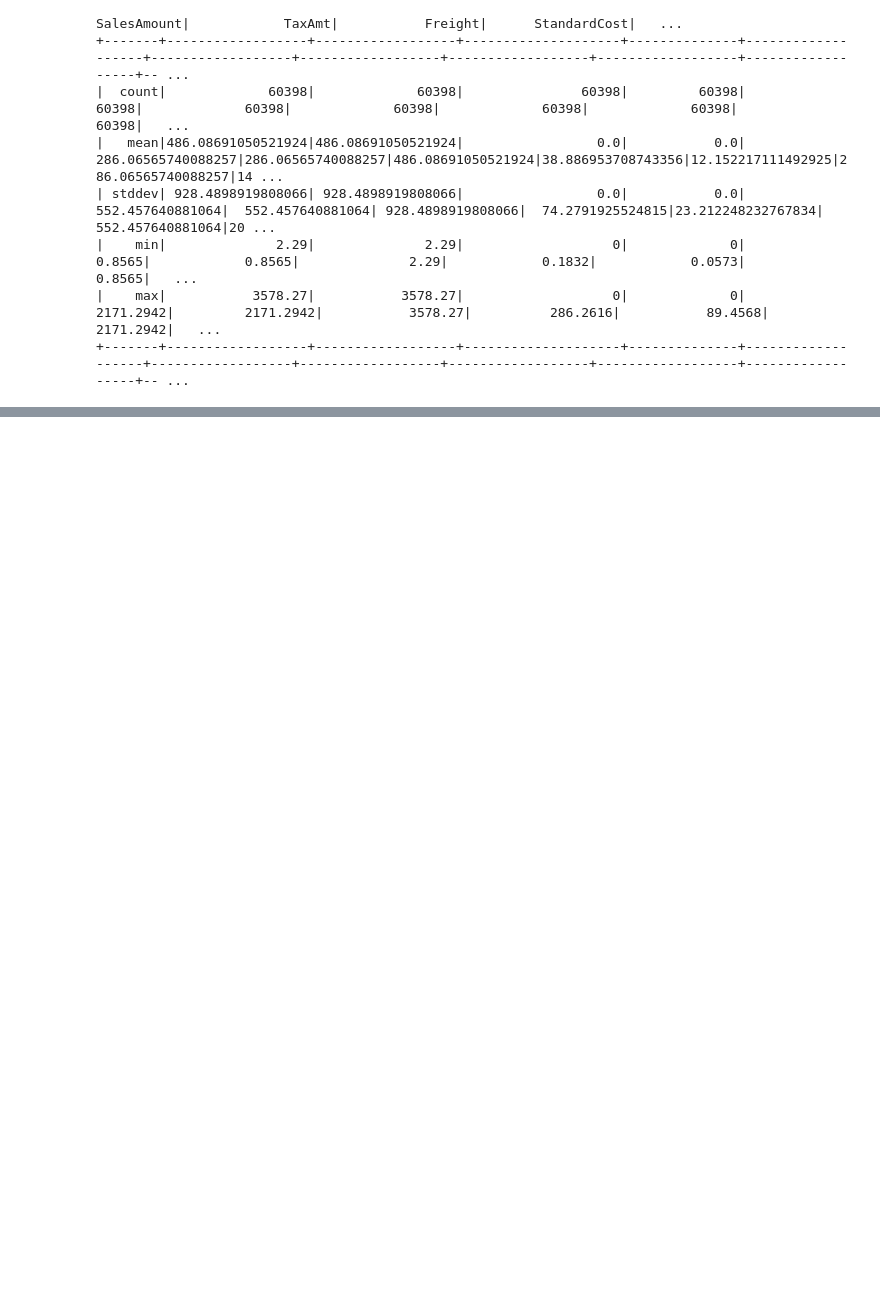
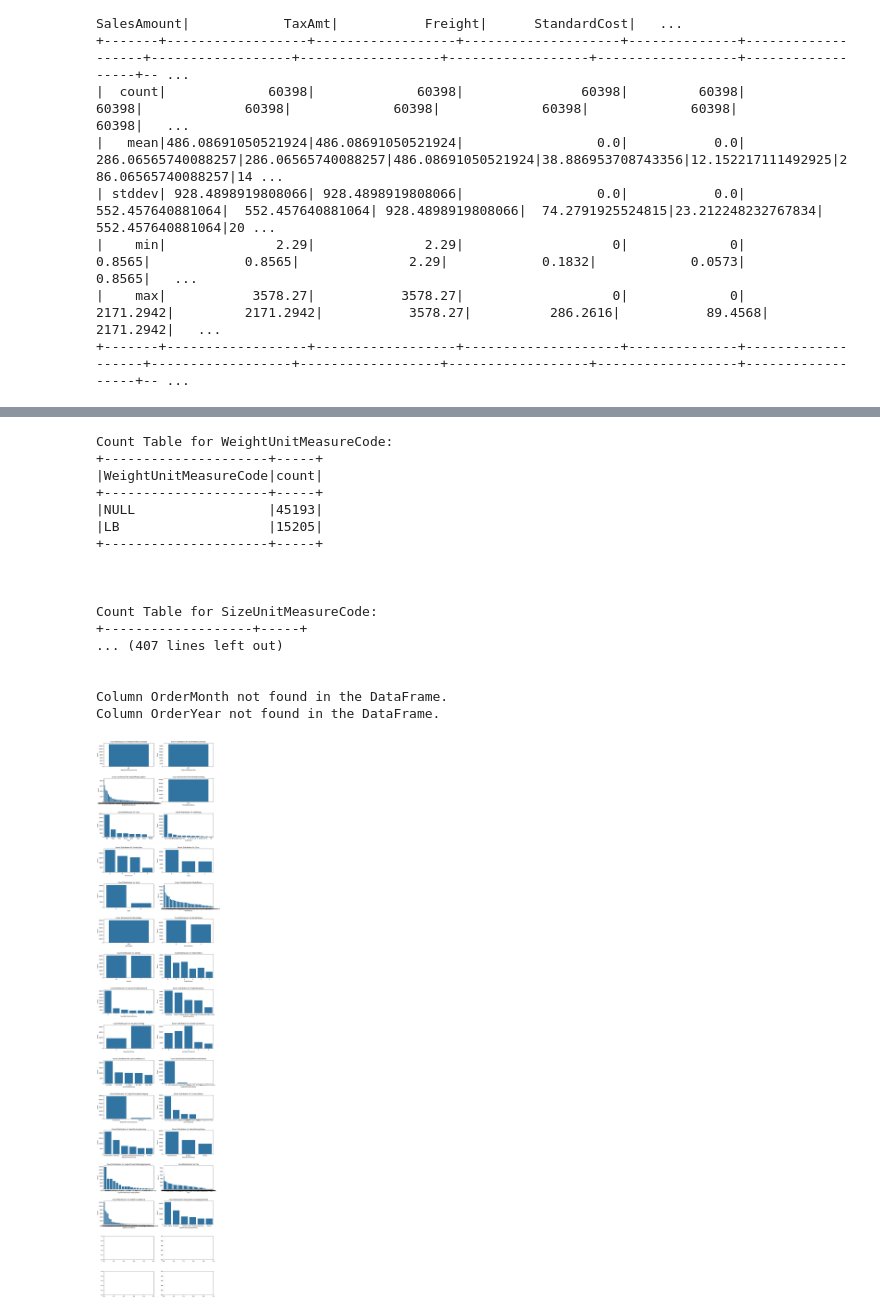
Before and after one commit to robertnesterodhiambo/MachineLEarning-School, a Jupyter notebook: dimanalysis3.ipynb, the cells around one changed output, grey strips where cells are left out. Drawn from its saved outputs; the diff is of its cells as text; code cells hidden in the pictures; blank space fills up the shorter version.

Commit message:
visualisations

```diff
--- a/dimanalysis3.ipynb
+++ b/dimanalysis3.ipynb
@@ -458 +466,66 @@ transformed_data.summary().show()
+# %%
+import matplotlib.pyplot as plt
+import seaborn as sns
+
+# Assuming cleaned_data is your DataFrame
+# If not, replace it with your actual DataFrame variable
+
+# List of columns to analyze
+columns_to_analyze = [
+    'WeightUnitMeasureCode', 'SizeUnitMeasureCode', 'EnglishProductName',
+    'FinishedGoodsFlag', 'Color', 'SizeRange', 'ProductLine',
+    'Class', 'Style', 'ModelName', 'NameStyle', 'MaritalStatus', 'Gender',
+    'TotalChildren', 'NumberChildrenAtHome', 'EnglishEducation',
+    'HouseOwnerFlag', 'NumberCarsOwned', 'CommuteDistance',
+    'EnglishPromotionName', 'EnglishPromotionCategory',
+    'CurrencyName', 'SalesTerritoryCountry', 'SalesTerritoryGroup',
+    'EnglishProductSubcategoryName', 'City', 'StateProvinceName',
+    'EnglishCountryRegionName', 'OrderMonth', 'OrderYear'
+]
+
+# Set up subplots
+fig, axes = plt.subplots(nrows=len(columns_to_analyze) // 2 + 1, ncols=2, figsize=(15, 5 * len(columns_to_analyze) // 2 + 1))
+fig.subplots_adjust(hspace=0.5)
+
+# Display count tables and plots for each column
+for i, column in enumerate(columns_to_analyze):
+    if column in cleaned_data.columns:
+        # Get the count of each unique value in the column
+        count_table = cleaned_data.groupBy(column).count().orderBy('count', ascending=False)
+
+        # Display the count table
+        print(f"Count Table for {column}:")
+        count_table.show(truncate=False)
+        print("\n")
+
+        # Plot the count distribution
+        ax = axes[i // 2, i % 2]
+        sns.barplot(x=column, y='count', data=count_table.toPandas(), ax=ax)
+        ax.set_title(f"Count Distribution for {column}")
+        ax.set_xlabel(column)
+        ax.set_ylabel("Count")
+    else:
+        print(f"Column {column} not found in the DataFrame.")
+
+# Show the plots
+plt.show()
+# %% [output]
+Count Table for WeightUnitMeasureCode:
++---------------------+-----+
+|WeightUnitMeasureCode|count|
++---------------------+-----+
+|NULL                 |45193|
+|LB                   |15205|
++---------------------+-----+
+
+
+
+Count Table for SizeUnitMeasureCode:
++-------------------+-----+
+... (407 lines left out)
+
+
+Column OrderMonth not found in the DataFrame.
+Column OrderYear not found in the DataFrame.
+[figure, added]
 # %% [markdown]
```
Also changed, not shown: parts of 4 cells of this notebook.
